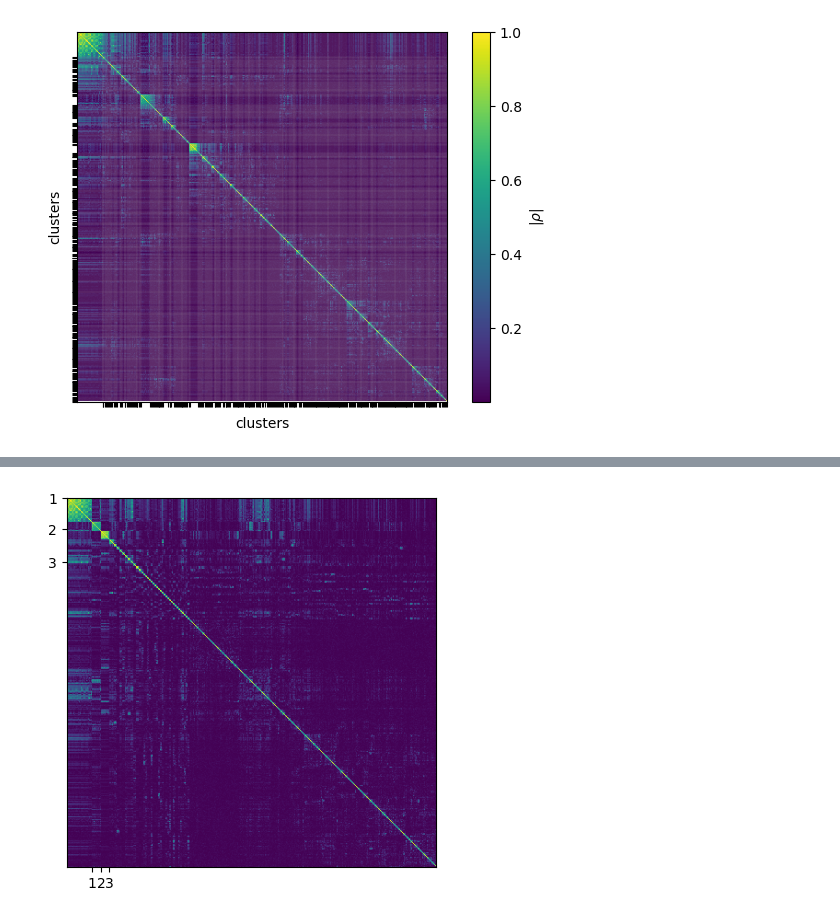
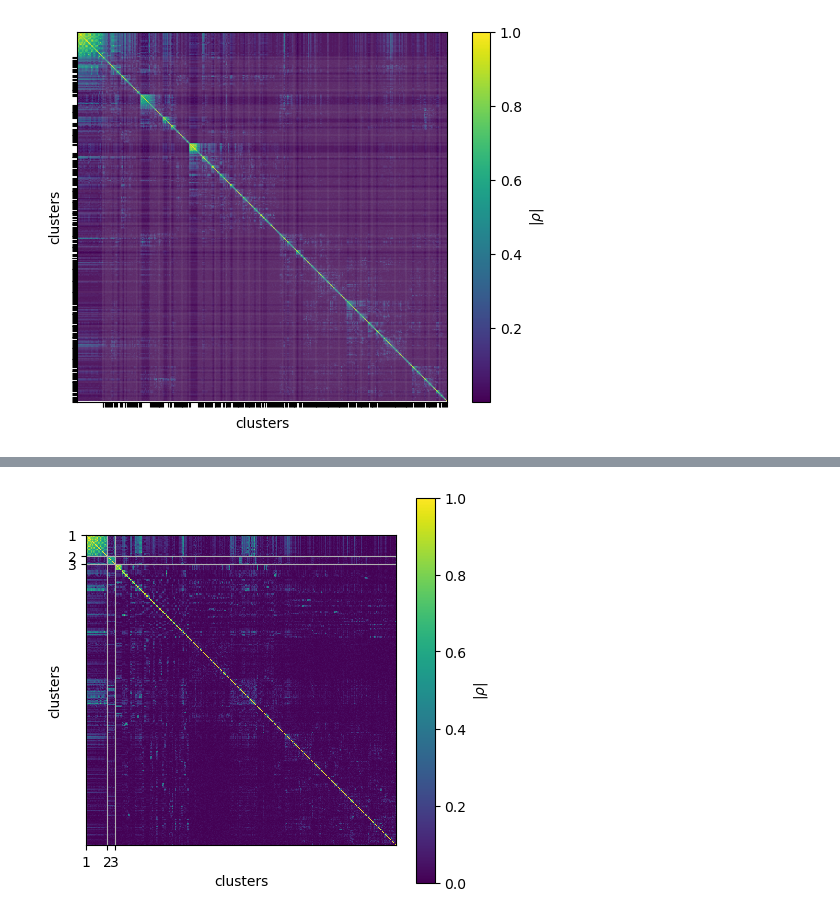
Before and after one commit to moldyn/MoSAIC, a Jupyter notebook: docs/tutorial/t4l_tutorial_github.ipynb, the cells around one changed output, grey strips where cells are left out. Drawn from its saved outputs; the diff is of its cells as text; code cells hidden in the pictures.

```diff
--- a/docs/tutorial/t4l_tutorial_github.ipynb
+++ b/docs/tutorial/t4l_tutorial_github.ipynb
@@ -19,10 +28,13 @@ import mosaic
 import numpy as np
 
 
-internal_coords = np.loadtxt('./../../plots/t4l_final/github_example_t4l.dat')
-internal_coords_names = np.loadtxt('../../plots/t4l_final/t4l_coordinate_names.idx')
+# Load the data
+internal_coords = np.loadtxt('./t4l_exampletraj_mindists.dat')
+internal_coords_names = np.loadtxt(
+    './t4l_exampletraj_mindists_names.idx',
+).astype(int)
 
+# Calculate the correlation matrix
 sim = mosaic.Similarity(metric='correlation')
 sim.fit(internal_coords)
 correlation_matrix = sim.matrix_
-print(correlation_matrix)
@@ -81,21 +92,34 @@ Sometimes, we rather want to sort the clusters by size:
 idxs = np.argsort(
     [len(cluster) for cluster in clustering.clusters_],
 )[::-1]
-clusters_sorted = np.concatenate(clustering.clusters_[idxs])
+clusters_sorted = clustering.clusters_[idxs]
+clusters_sorted_flattened = np.concatenate(clustering.clusters_[idxs])
 
 # sort the matrix accordingly
-matrix_sorted = correlation_matrix[np.ix_(clusters_sorted, clusters_sorted)]
+matrix_sorted = correlation_matrix[
+    np.ix_(clusters_sorted_flattened, clusters_sorted_flattened)
+]
 ticks = np.cumsum([len(cluster) for cluster in clustering.clusters_[idxs]])
+ticks = [0, *ticks[:-1]]  # ticks start with 0
 # %%
-%matplotlib inline
-import matplotlib.pyplot as plt
-
-fig, ax = plt.subplots()
-im = ax.imshow(matrix_sorted)
+# Perform the same plot again, but with sorted clusters
+fig, ax = plt.subplots(figsize=(5, 5))
+im = ax.pcolormesh(
+    matrix_sorted,
+    snap=True,
+    vmin=0,
+    vmax=1,
+)
+ax.invert_yaxis()  # origin to the upper left
+ax.set_aspect('equal')  # 1:1 ratio
 ax.set_xticks(ticks[:3])
 ax.set_yticks(ticks[:3])
 ax.set_xticklabels(np.arange(3)+1)
 ax.set_yticklabels(np.arange(3)+1)
+ax.set_xlabel('clusters')
+ax.set_ylabel('clusters')
+ax.grid(visible=True)
+plt.colorbar(im, label=r'$|\rho|$')
 plt.show()
 # %% [output]
-[figure, old version]
+[figure, new version]
```
Also changed, not shown: parts of 15 cells of this notebook, 3 other files.
